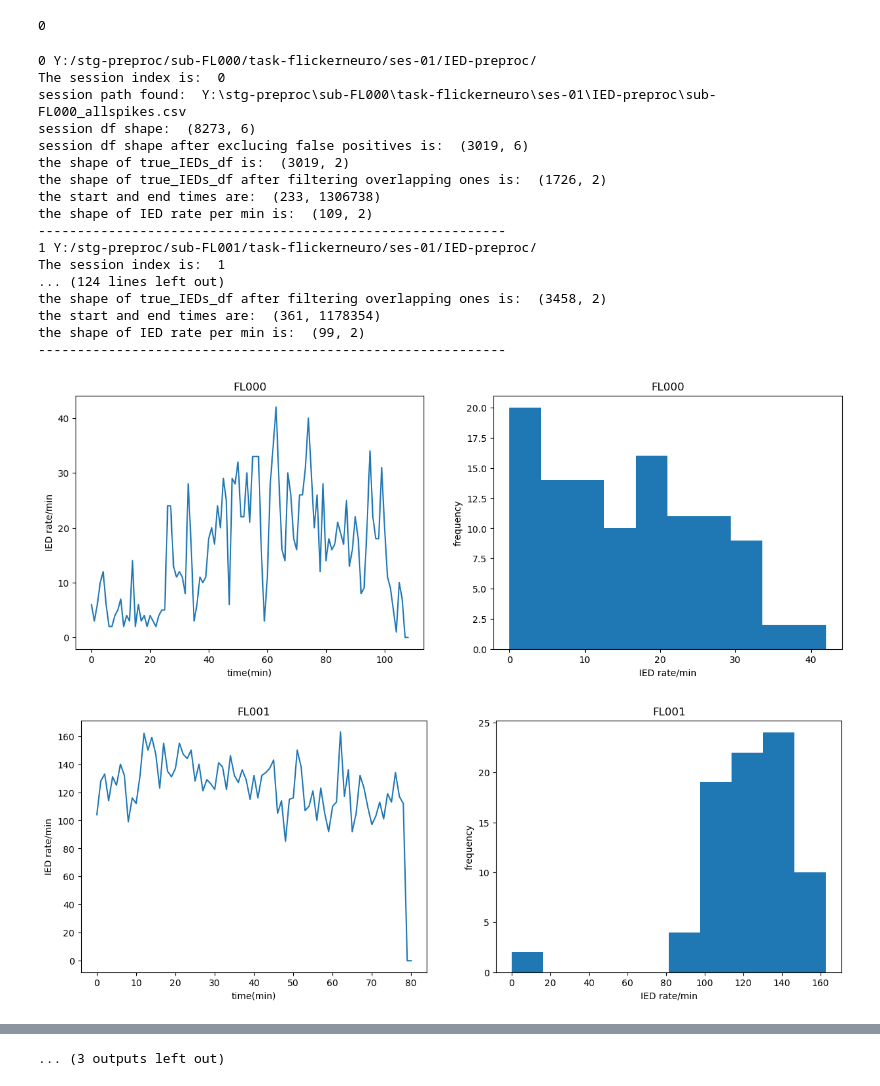
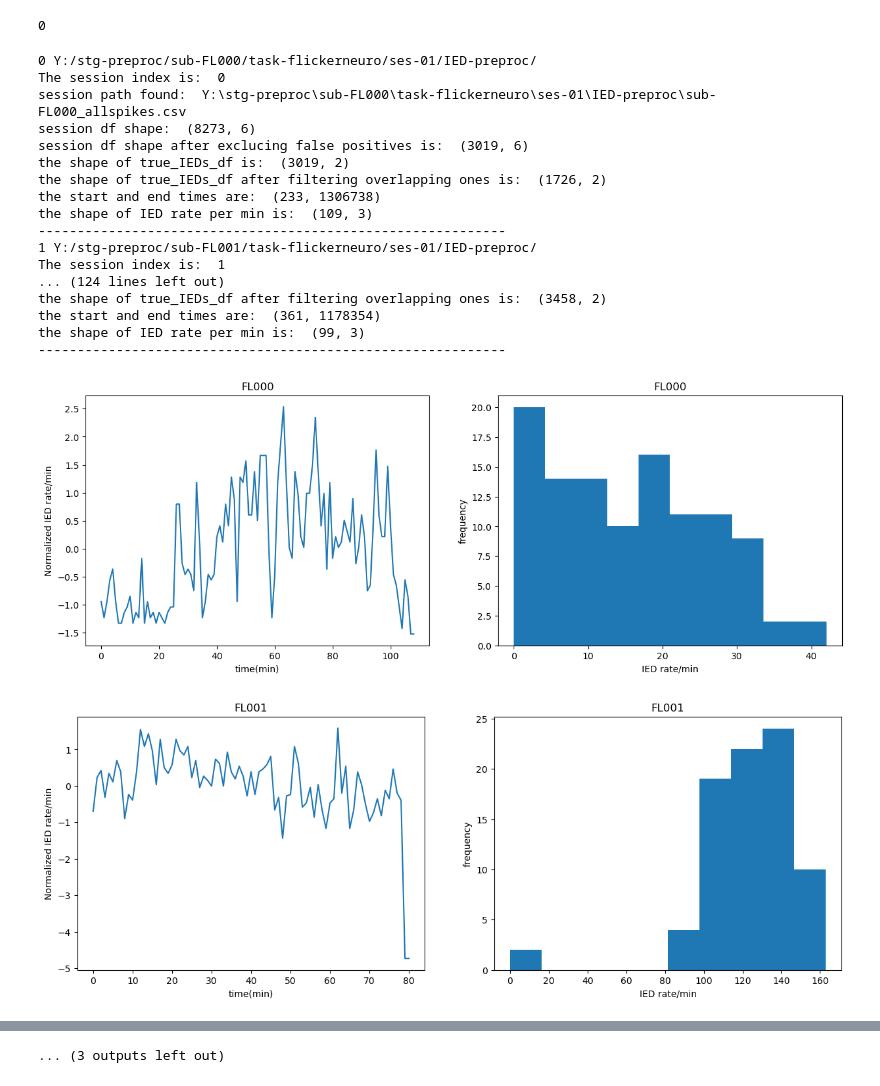
Before and after one commit to Simurgh818/IED_distributions, a Jupyter notebook: IED_distributions.ipynb, the cells around one changed output, grey strips where cells are left out. Saved outputs shown, nothing was run; the diff lists cells and outputs as text; code cells hidden in the pictures.

```diff
--- a/IED_distributions.ipynb
+++ b/IED_distributions.ipynb
@@ -441,0 +445,3 @@ array([8.33333333e-05, 1.00008333e+00, 2.00008333e+00, 3.00008333e+00,
+# %%
+IED_rate[:,2] = stats.zscore(IED_rate[:,1])
+IED_rate[0:10,2]
@@ -442,4 +451,4 @@ array([8.33333333e-05, 1.00008333e+00, 2.00008333e+00, 3.00008333e+00,
 # %%
-IED_rate_df = pd.DataFrame(IED_rate[:,0:2],columns=['time','IED_rate'])
+IED_rate_df = pd.DataFrame(IED_rate[:,0:3],columns=['time','IED_rate','Normalized_IED_rate'])
 IED_rate_df.head(10)
 # %% [output]
@@ -576,7 +592,7 @@ for idx_p, p in enumerate(IED_path):
         print("the start and end times are: ",(time_start,time_end))
         time = np.arange(1,time_end,12000)
         m_t = time.shape
-        IED_rate = np.zeros((int(m_t[0]),2))
+        IED_rate = np.zeros((int(m_t[0]),3))
         IED_rate[:,0]=time
         for idx, t in enumerate(time[0:-2]):
             #print(idx,t)
@@ -586,7 +602,8 @@ for idx_p, p in enumerate(IED_path):
             IED_rate[idx,1] =  count
 
         IED_rate[:,0]=IED_rate[:,0]/12000
-        IED_rate_df = pd.DataFrame(IED_rate[:,0:2],columns=['time','IED_rate'])
+        IED_rate[:,2] = stats.zscore(IED_rate[:,1])
+        IED_rate_df = pd.DataFrame(IED_rate[:,0:3],columns=['time','IED_rate','Normalized_IED_rate'])
         print("the shape of IED rate per min is: ", IED_rate_df.shape)
         file_name = 'sub-'+ str(sessions_flickerneuro.loc[sess_idx,'Subject_ID'])+'_IED_rate.csv'
         result_path = "C:/Users/sinad/OneDrive - Georgia Institute of Technology/DrGross/Lou/IED_rate/Results/"+file_name
@@ -600,36 +617,36 @@ for idx_p, p in enumerate(IED_path):
 
         plt.figure(figsize=(15,5));
         plt.subplot(1,2,1)
-        plt.plot(IED_rate[:,0],IED_rate[:,1]);
+        plt.plot(IED_rate[:,0],IED_rate[:,2]);
         plt.xlabel('time(min)');
-        plt.ylabel('IED rate/min');
+        plt.ylabel('Normalized IED rate/min');
         plt.title(str(sessions_flickerneuro.loc[sess_idx,'Subject_ID']));
 
         plt.subplot(1,2,2)
         plt.hist(IED_rate[:,1],bins=10);
         plt.ylabel('frequency');
         plt.xlabel('IED rate/min');
         plt.title(str(sessions_flickerneuro.loc[sess_idx,'Subject_ID']));
         plt.savefig(result_path_fig_win)
         del IED_rate
         print("------------------------------------------------------------")
 # %% [output]
 0 Y:/stg-preproc/sub-FL000/task-flickerneuro/ses-01/IED-preproc/
 The session index is:  0
 session path found:  Y:\stg-preproc\sub-FL000\task-flickerneuro\ses-01\IED-preproc\sub-FL000_allspikes.csv
 session df shape:  (8273, 6)
 session df shape after exclucing false positives is:  (3019, 6)
 the shape of true_IEDs_df is:  (3019, 2)
 the shape of true_IEDs_df after filtering overlapping ones is:  (1726, 2)
 the start and end times are:  (233, 1306738)
-the shape of IED rate per min is:  (109, 2)
+the shape of IED rate per min is:  (109, 3)
 ------------------------------------------------------------
 1 Y:/stg-preproc/sub-FL001/task-flickerneuro/ses-01/IED-preproc/
 The session index is:  1
 ... (124 lines left out)
 the shape of true_IEDs_df after filtering overlapping ones is:  (3458, 2)
 the start and end times are:  (361, 1178354)
-the shape of IED rate per min is:  (99, 2)
+the shape of IED rate per min is:  (99, 3)
 ------------------------------------------------------------
-[figure, old version]
+[figure, new version]
-[figure, old version]
+[figure, new version]
```
Also changed, not shown: parts of 6 cells of this notebook.
